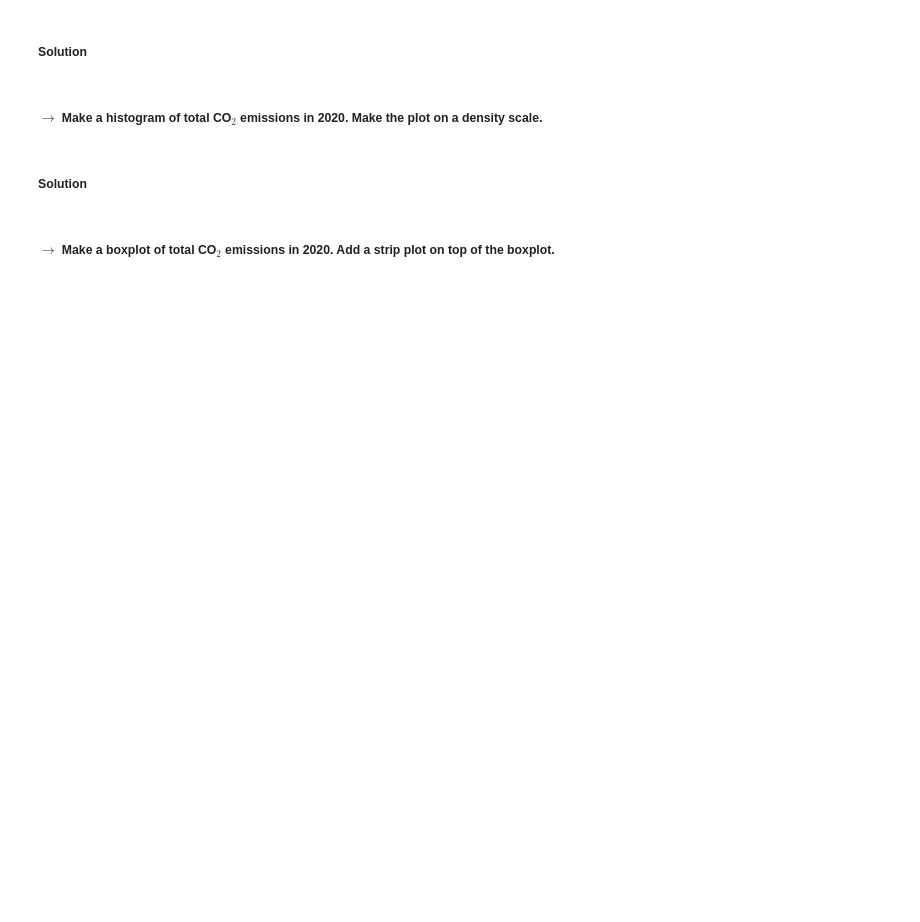
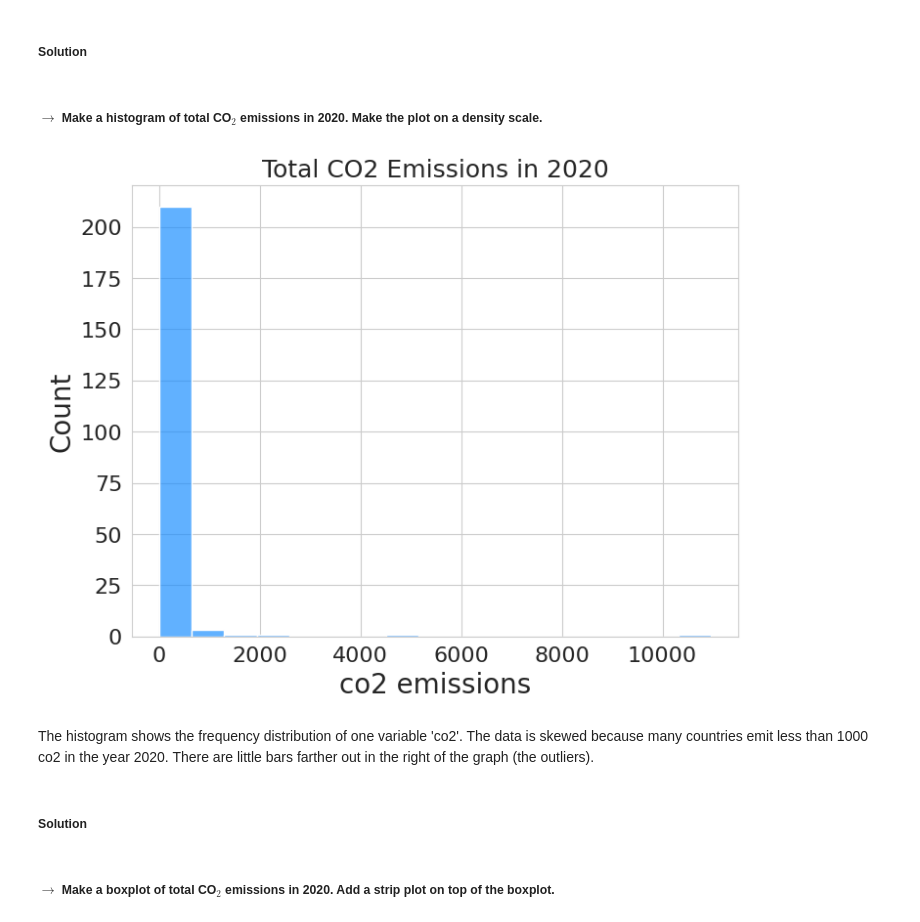
Before and after one commit to ahuwiler15/co2emissions, a Jupyter notebook: Lexi_Huwiler_MATH_2315_Lab_1.ipynb, the cells around one changed output. Saved outputs shown, nothing was run; the diff lists cells and outputs as text; code cells hidden in the pictures; blank space fills up the shorter version.

```diff
--- a/Lexi_Huwiler_MATH_2315_Lab_1.ipynb
+++ b/Lexi_Huwiler_MATH_2315_Lab_1.ipynb
@@ -116,6 +232,24 @@ NameError: ignored
 ##### Solution
 # %% [markdown]
 ##### $\rightarrow$ Make a histogram of total CO$_2$ emissions in 2020. Make the plot on a density scale.
+# %%
+# Set the figure size
+plt.figure(figsize = (8,6))
+
+# Produce the histogram
+sns.histplot(data = df[df['year'] == 2020], x = 'co2', bins = 17, color = 'dodgerblue', alpha = 0.7)
+
+# Label the axes
+plt.ylabel('Count',fontsize = 20)
+plt.xlabel('co2 emissions',fontsize = 20)
+plt.title('Total CO2 Emissions in 2020', fontsize=18)
+
+# Set sizes of tick labels
+plt.tick_params(labelsize = 16);
+# %% [output]
+[figure, added]
+# %% [markdown]
+The histogram shows the frequency distribution of one variable 'co2'. The data is skewed because many countries emit less than 1000 co2 in the year 2020. There are little bars farther out in the right of the graph (the outliers).
 # %% [markdown]
 ##### Solution
 # %% [markdown]
```
Also changed, not shown: parts of 37 cells of this notebook.
